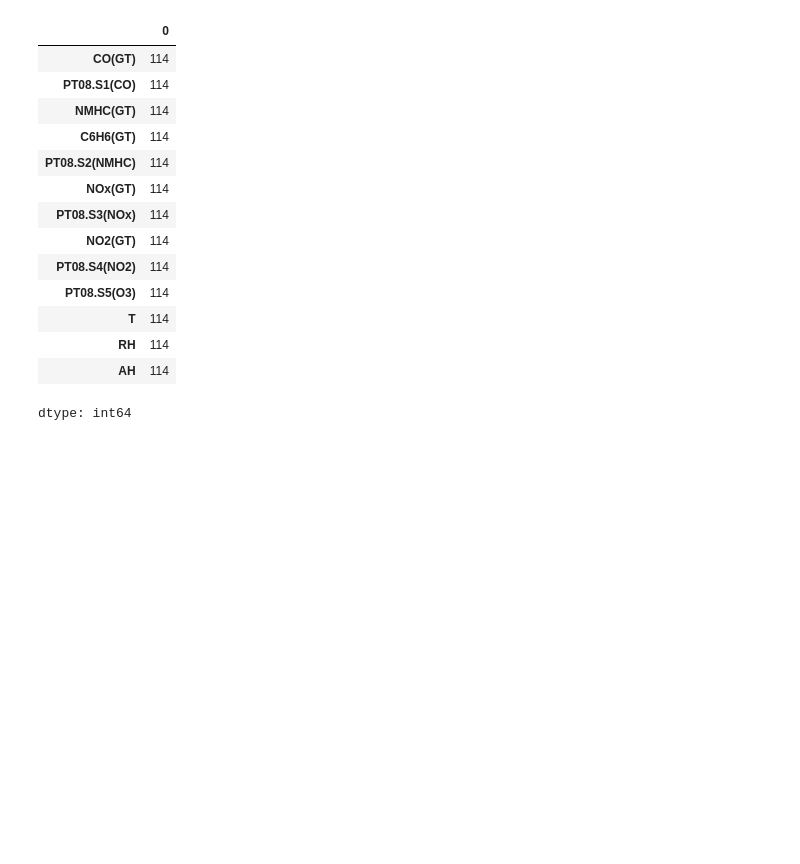
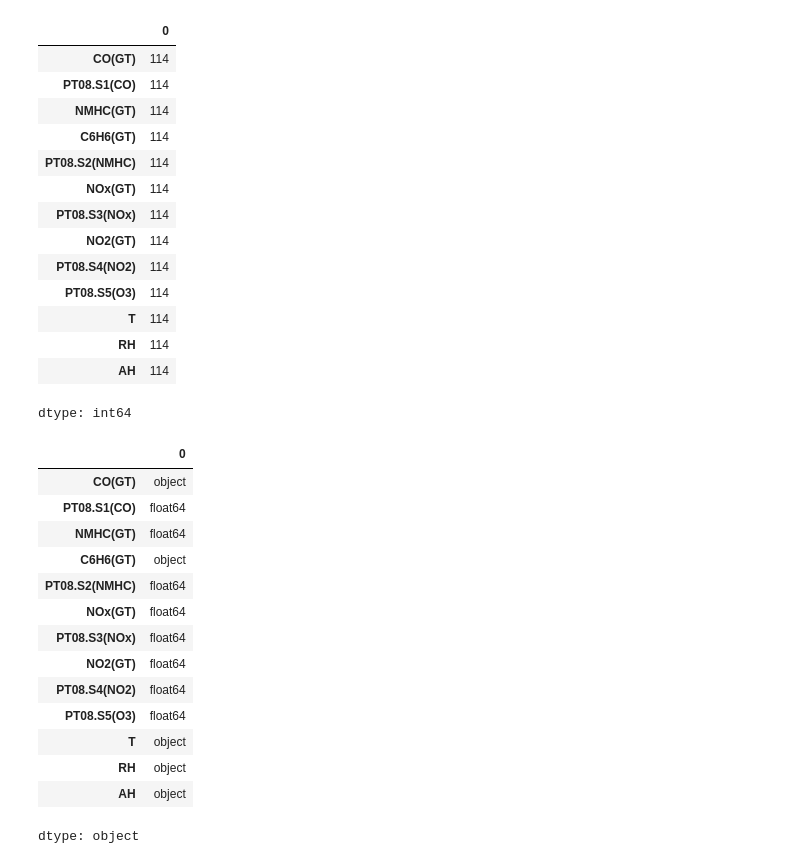
Before and after one commit to flammarionick/Summative-Linear-Regression-Model-Deployment-Using-Flutter, a Jupyter notebook: Summative_Linear_Regression_Model_Deployment_Using_Flutter.ipynb, the cells around one changed output. Drawn from its saved outputs; the diff is of its cells as text; code cells hidden in the pictures; blank space fills up the shorter version.

```diff
--- a/Summative_Linear_Regression_Model_Deployment_Using_Flutter.ipynb
+++ b/Summative_Linear_Regression_Model_Deployment_Using_Flutter.ipynb
@@ -89,3 +89,22 @@ df.isnull().sum()
 | RH | 114 |
 | AH | 114 |
 dtype: int64
+# %%
+# Check column data types
+df.dtypes
+# %% [output]
+|  | 0 |
+| CO(GT) | object |
+| PT08.S1(CO) | float64 |
+| NMHC(GT) | float64 |
+| C6H6(GT) | object |
+| PT08.S2(NMHC) | float64 |
+| NOx(GT) | float64 |
+| PT08.S3(NOx) | float64 |
+| NO2(GT) | float64 |
+| PT08.S4(NO2) | float64 |
+| PT08.S5(O3) | float64 |
+| T | object |
+| RH | object |
+| AH | object |
+dtype: object
```
Also changed, not shown: parts of 1 cell of this notebook.
